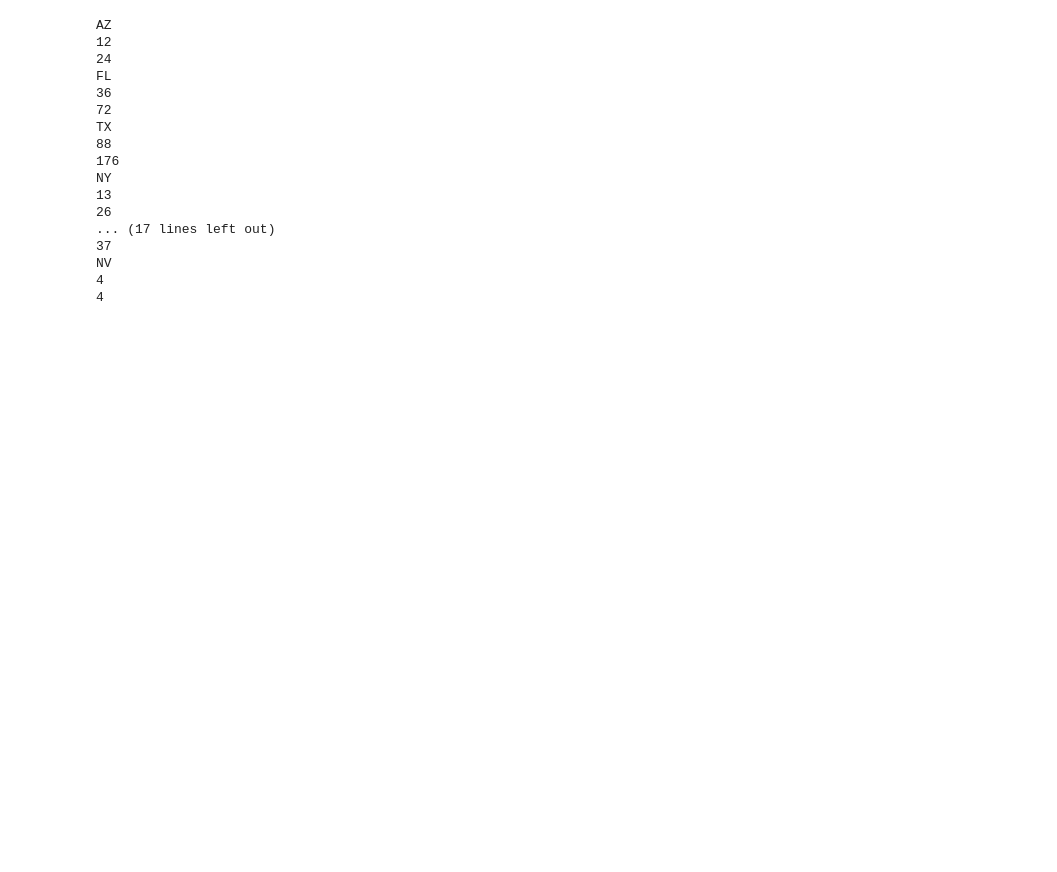
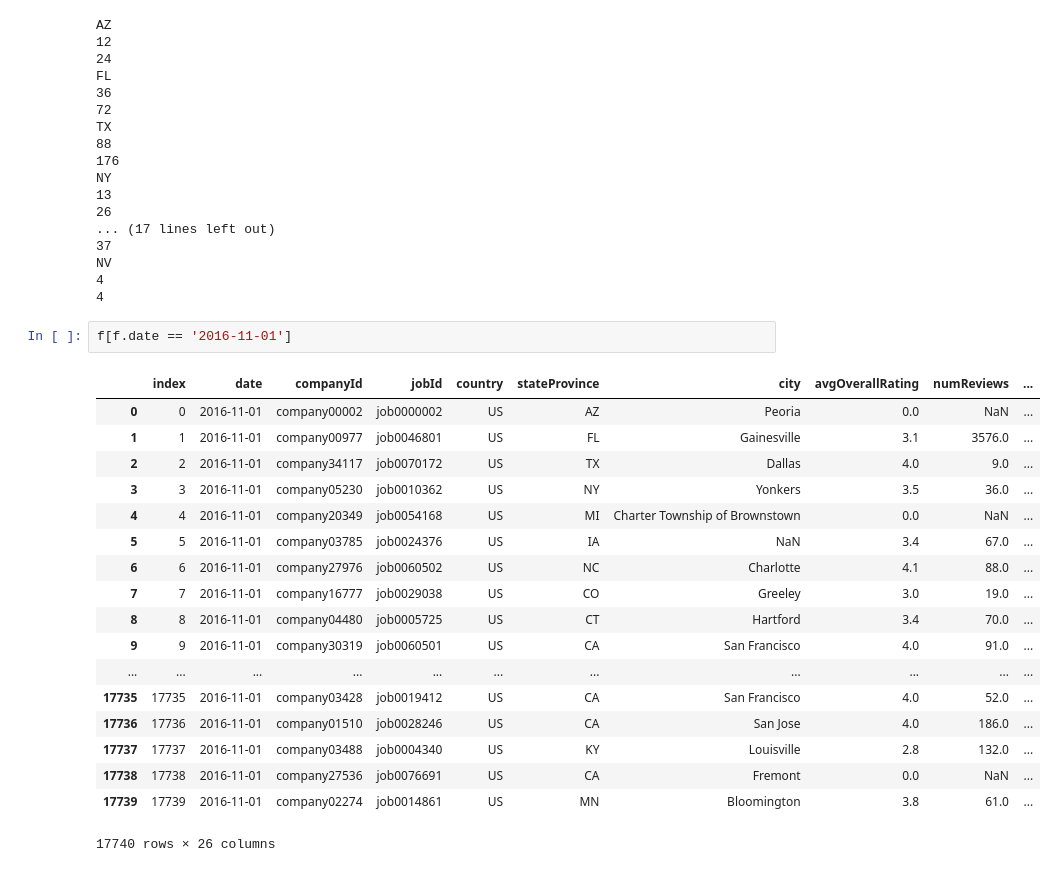
Before and after one commit to zoro666/datafest2018, a Jupyter notebook: create_transition.ipynb, the cells around one changed output. Saved outputs shown, nothing was run; the diff lists cells and outputs as text; blank space fills up the shorter version.

```diff
--- a/create_transition.ipynb
+++ b/create_transition.ipynb
@@ -99,3 +99,24 @@ NY
 NV
 4
 4
+# %%
+f[f.date == '2016-11-01']
+# %% [output]
+|  | index | date | companyId | jobId | country | stateProvince | city | avgOverallRating | numReviews | ... |
+| 0 | 0 | 2016-11-01 | company00002 | job0000002 | US | AZ | Peoria | 0.0 | NaN | ... |
+| 1 | 1 | 2016-11-01 | company00977 | job0046801 | US | FL | Gainesville | 3.1 | 3576.0 | ... |
+| 2 | 2 | 2016-11-01 | company34117 | job0070172 | US | TX | Dallas | 4.0 | 9.0 | ... |
+| 3 | 3 | 2016-11-01 | company05230 | job0010362 | US | NY | Yonkers | 3.5 | 36.0 | ... |
+| 4 | 4 | 2016-11-01 | company20349 | job0054168 | US | MI | Charter Township of Brownstown | 0.0 | NaN | ... |
+| 5 | 5 | 2016-11-01 | company03785 | job0024376 | US | IA | NaN | 3.4 | 67.0 | ... |
+| 6 | 6 | 2016-11-01 | company27976 | job0060502 | US | NC | Charlotte | 4.1 | 88.0 | ... |
+| 7 | 7 | 2016-11-01 | company16777 | job0029038 | US | CO | Greeley | 3.0 | 19.0 | ... |
+| 8 | 8 | 2016-11-01 | company04480 | job0005725 | US | CT | Hartford | 3.4 | 70.0 | ... |
+| 9 | 9 | 2016-11-01 | company30319 | job0060501 | US | CA | San Francisco | 4.0 | 91.0 | ... |
+| ... | ... | ... | ... | ... | ... | ... | ... | ... | ... | ... |
+| 17735 | 17735 | 2016-11-01 | company03428 | job0019412 | US | CA | San Francisco | 4.0 | 52.0 | ... |
+| 17736 | 17736 | 2016-11-01 | company01510 | job0028246 | US | CA | San Jose | 4.0 | 186.0 | ... |
+| 17737 | 17737 | 2016-11-01 | company03488 | job0004340 | US | KY | Louisville | 2.8 | 132.0 | ... |
+| 17738 | 17738 | 2016-11-01 | company27536 | job0076691 | US | CA | Fremont | 0.0 | NaN | ... |
+| 17739 | 17739 | 2016-11-01 | company02274 | job0014861 | US | MN | Bloomington | 3.8 | 61.0 | ... |
+17740 rows × 26 columns
```
Also changed, not shown: 4 other files.
